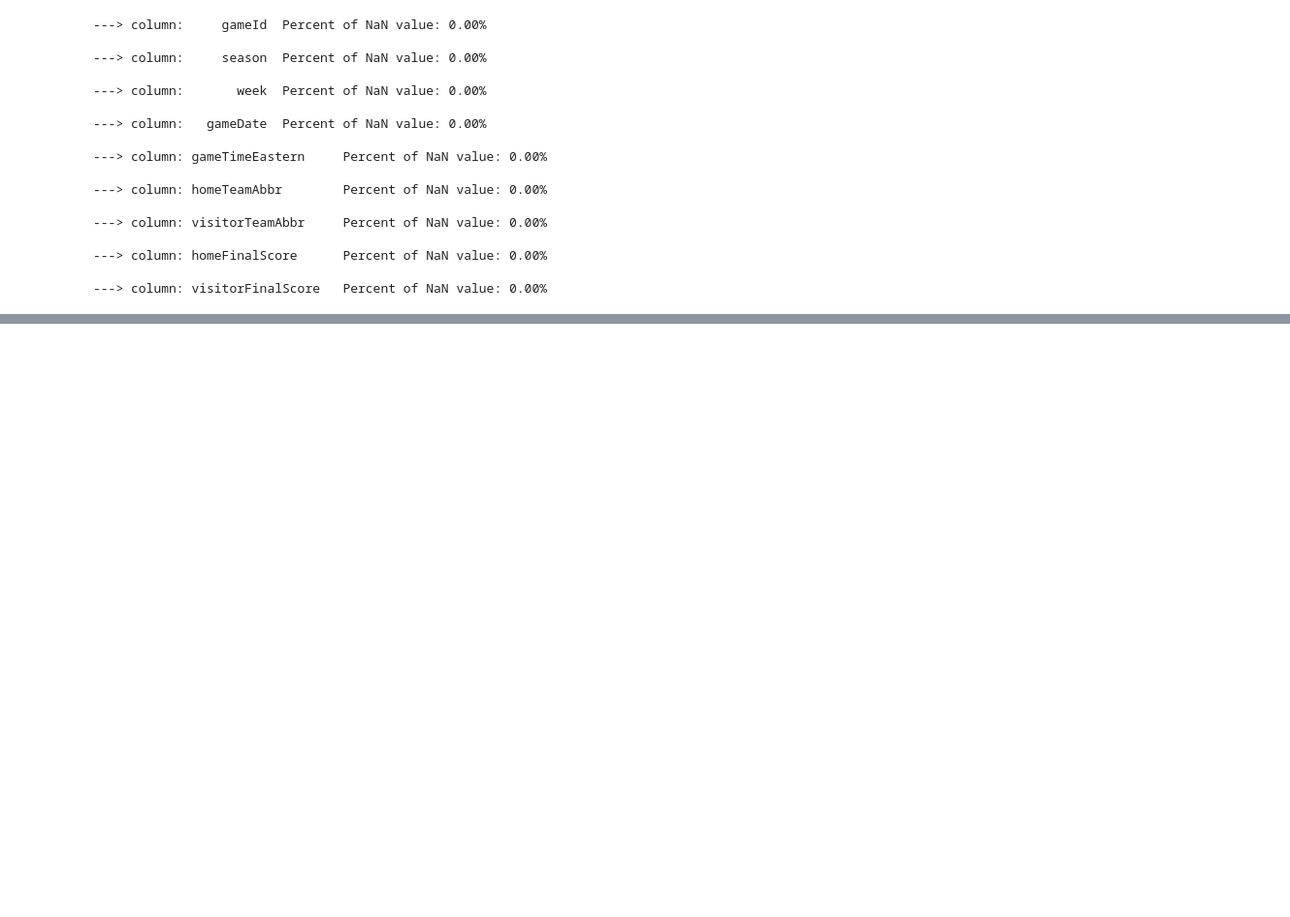
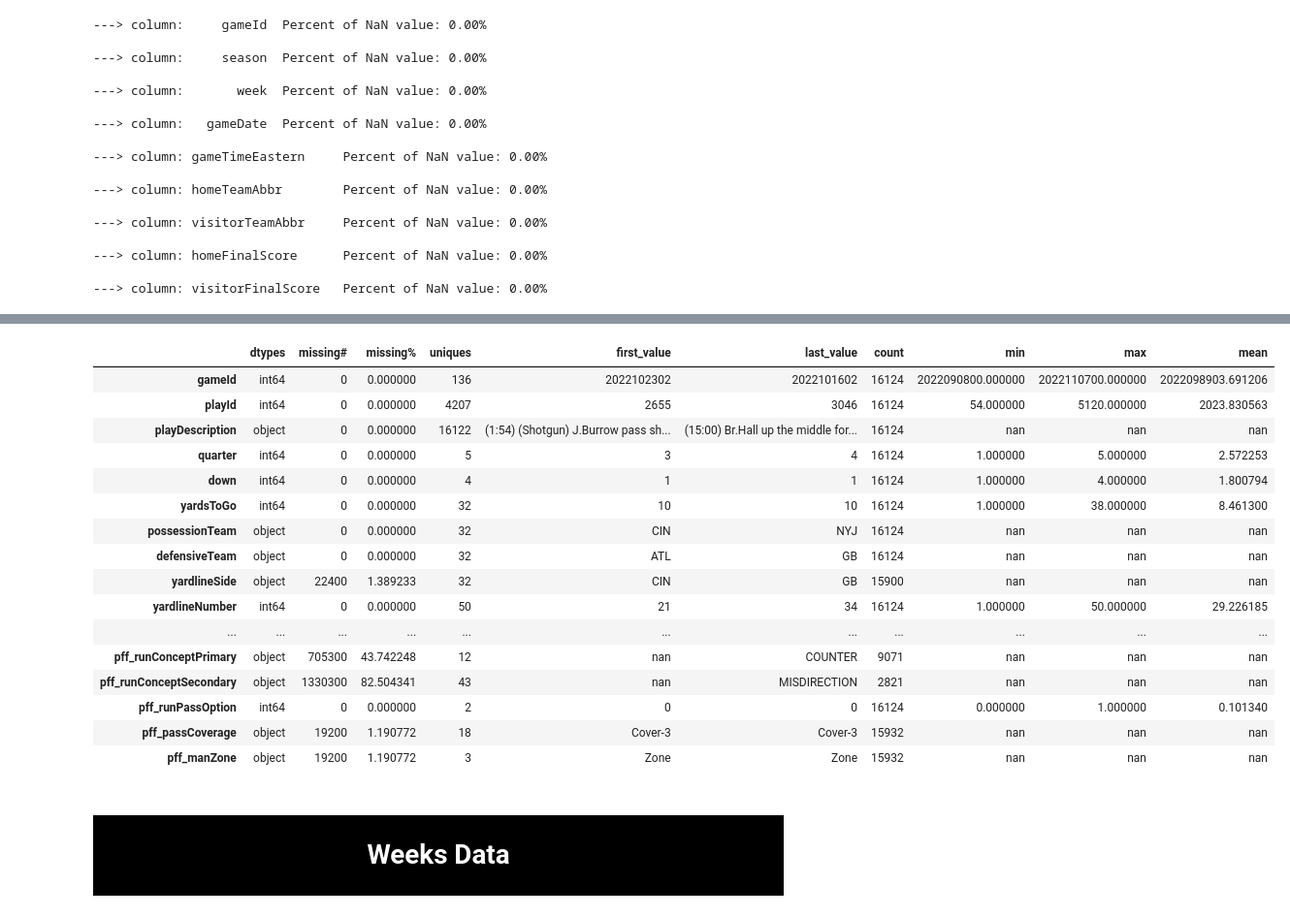
Before and after one commit to letriandrew/Anticipating-the-Defense, a Jupyter notebook: code/data_check.ipynb, the cells around one changed output, grey strips where cells are left out. Shown: that part at 97% size. Cells and saved outputs as stored; diff of their text form; code cells hidden in the pictures; blank space fills up the shorter version.

```diff
--- a/code/data_check.ipynb
+++ b/code/data_check.ipynb
@@ -76,0 +124,4 @@ for col in games.columns:
+# %%
+#players data
+plays = pd.read_csv('../data/plays.csv')
+plays.head()
@@ -76,0 +156,23 @@ for col in games.columns:
+# %%
+# call summarize_dataframe for high level overview of missing values, unique values, etc
+summarize_dataframe(plays).style.background_gradient(cmap='Greens')
+# %% [output]
+|  | dtypes | missing# | missing% | uniques | first_value | last_value | count | min | max | mean |
+| gameId | int64 | 0 | 0.000000 | 136 | 2022102302 | 2022101602 | 16124 | 2022090800.000000 | 2022110700.000000 | 2022098903.691206 |
+| playId | int64 | 0 | 0.000000 | 4207 | 2655 | 3046 | 16124 | 54.000000 | 5120.000000 | 2023.830563 |
+| playDescription | object | 0 | 0.000000 | 16122 | (1:54) (Shotgun) J.Burrow pass sh... | (15:00) Br.Hall up the middle for... | 16124 | nan | nan | nan |
+| quarter | int64 | 0 | 0.000000 | 5 | 3 | 4 | 16124 | 1.000000 | 5.000000 | 2.572253 |
+| down | int64 | 0 | 0.000000 | 4 | 1 | 1 | 16124 | 1.000000 | 4.000000 | 1.800794 |
+| yardsToGo | int64 | 0 | 0.000000 | 32 | 10 | 10 | 16124 | 1.000000 | 38.000000 | 8.461300 |
+| possessionTeam | object | 0 | 0.000000 | 32 | CIN | NYJ | 16124 | nan | nan | nan |
+| defensiveTeam | object | 0 | 0.000000 | 32 | ATL | GB | 16124 | nan | nan | nan |
+| yardlineSide | object | 22400 | 1.389233 | 32 | CIN | GB | 15900 | nan | nan | nan |
+| yardlineNumber | int64 | 0 | 0.000000 | 50 | 21 | 34 | 16124 | 1.000000 | 50.000000 | 29.226185 |
+| ... | ... | ... | ... | ... | ... | ... | ... | ... | ... | ... |
+| pff_runConceptPrimary | object | 705300 | 43.742248 | 12 | nan | COUNTER | 9071 | nan | nan | nan |
+| pff_runConceptSecondary | object | 1330300 | 82.504341 | 43 | nan | MISDIRECTION | 2821 | nan | nan | nan |
+| pff_runPassOption | int64 | 0 | 0.000000 | 2 | 0 | 0 | 16124 | 0.000000 | 1.000000 | 0.101340 |
+| pff_passCoverage | object | 19200 | 1.190772 | 18 | Cover-3 | Cover-3 | 15932 | nan | nan | nan |
+| pff_manZone | object | 19200 | 1.190772 | 3 | Zone | Zone | 15932 | nan | nan | nan |
+# %% [markdown]
+# <div style="color:white;background-color:#000000;padding:3%;border-radius:50px 50px;font-size:1em;text-align:center">Weeks Data</div>
```
Also changed, not shown: parts of 18 cells of this notebook, 4 other files.
